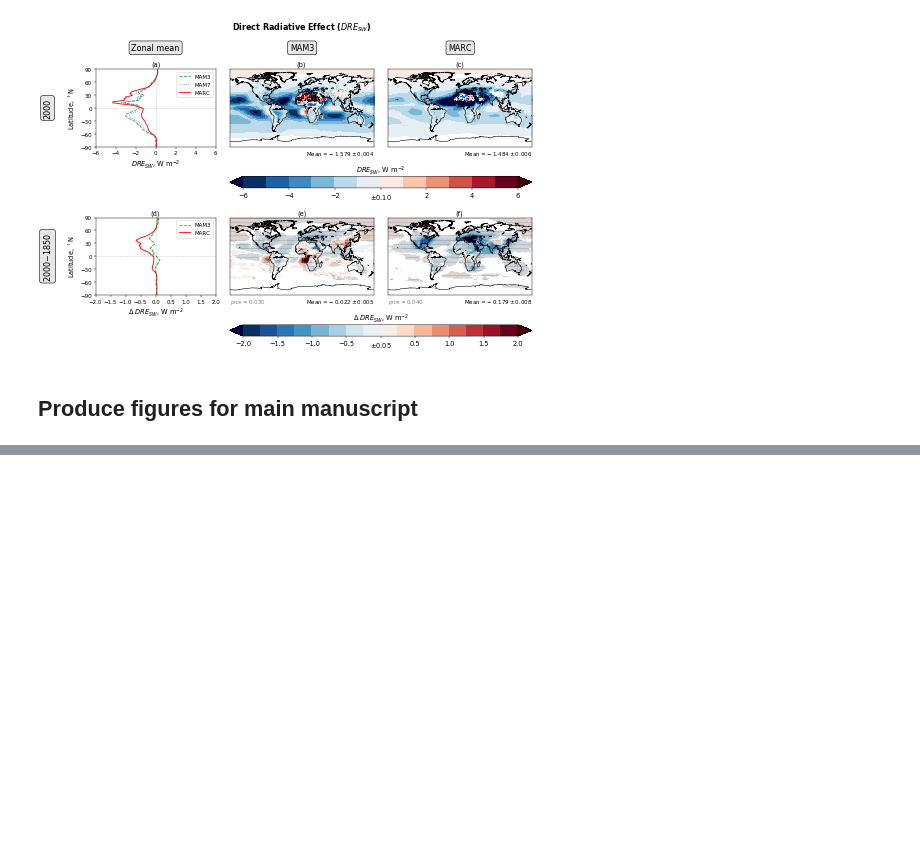
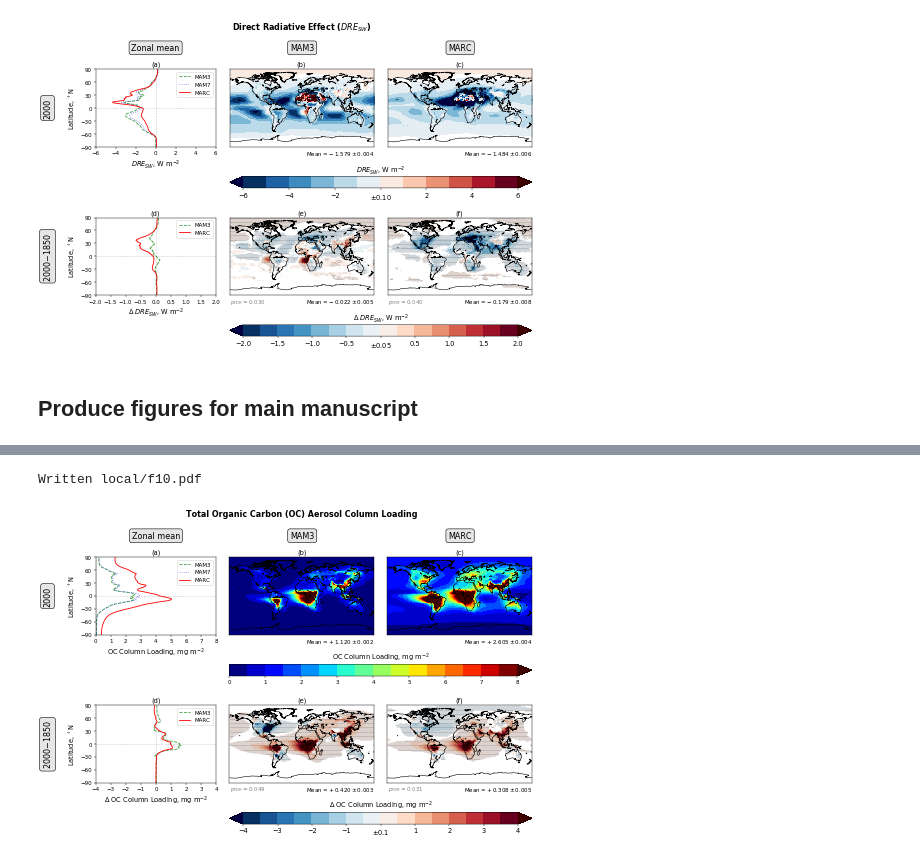
Before and after one commit to grandey/p17c-marc-comparison, a Jupyter notebook: manuscript_draft2017b/figures_draft_2017b.ipynb, the cells around one changed output, grey strips where cells are left out. Saved outputs shown, nothing was run; the diff lists cells and outputs as text; code cells hidden in the pictures; blank space fills up the shorter version.

```diff
--- a/manuscript_draft2017b/figures_draft_2017b.ipynb
+++ b/manuscript_draft2017b/figures_draft_2017b.ipynb
@@ -596,0 +597,13 @@ Written local/f01.pdf
+# %%
+# Total OC column loading
+fig = zonal_means_maps_2000_diff(model_var_dict={'mam3': 'BURDENPOM', 'mam7': 'BURDENPOM',
+                                                 'marc': 'ctOC_LDG', },
+                                 main_title='Total Organic Carbon (OC) Aerosol Column Loading',
+                                 xlabel='OC Column Loading, mg m$^{-2}$', sf=1e6,
+                                 xlim_2000=[0, 8], whiteout_2000=None, cmap_2000='jet', nlev_2000=16,
+                                 xlim_diff=[-4, 4], whiteout_diff='0.1', cmap_diff='RdBu_r', nlev_diff=16,
+                                 file_prefix='f{:02}'.format(figure_counter))
+figure_counter += 1
+# %% [output]
+Written local/f10.pdf
+[figure, added]
```
Also changed, not shown: parts of 2 cells of this notebook.
